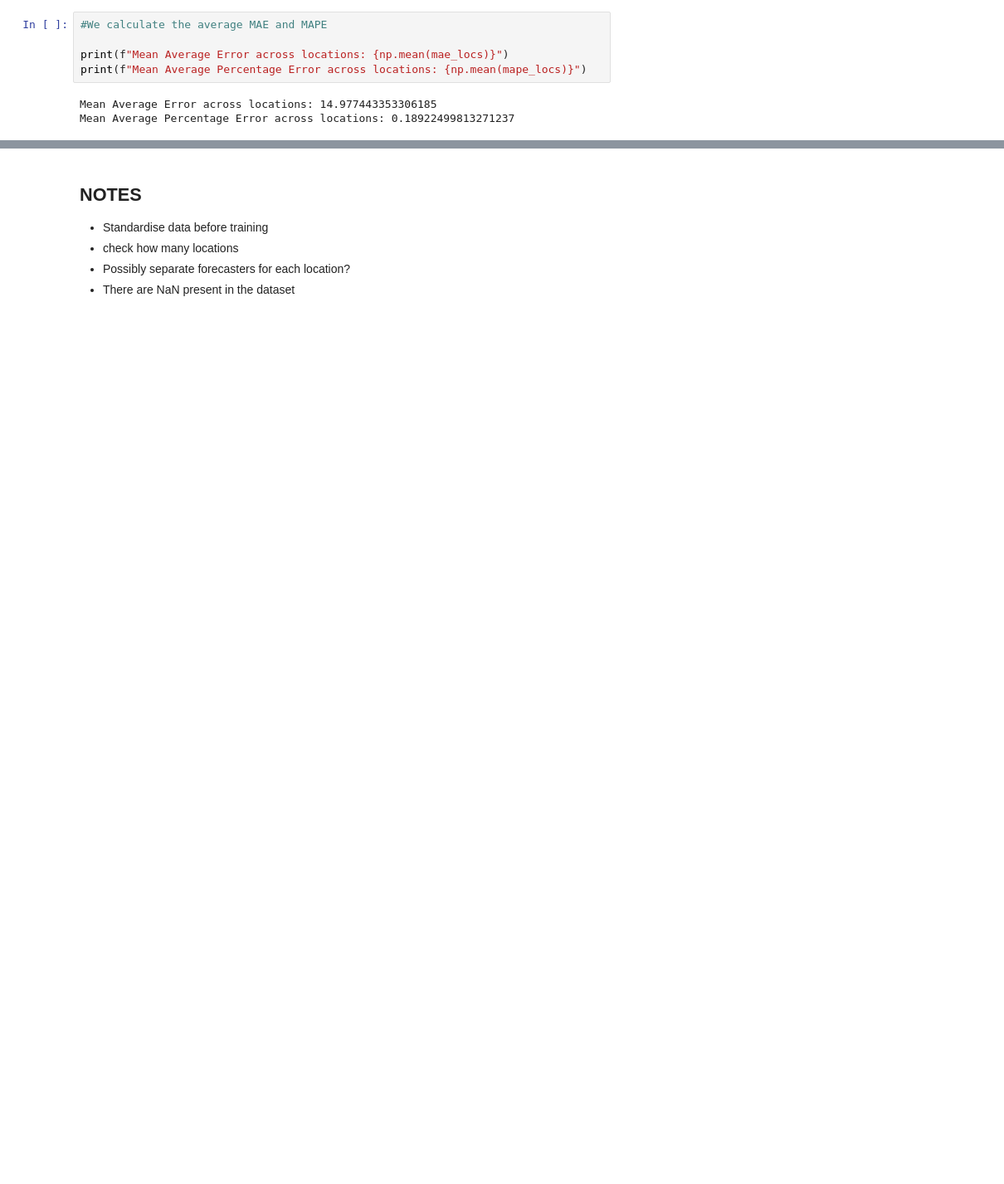
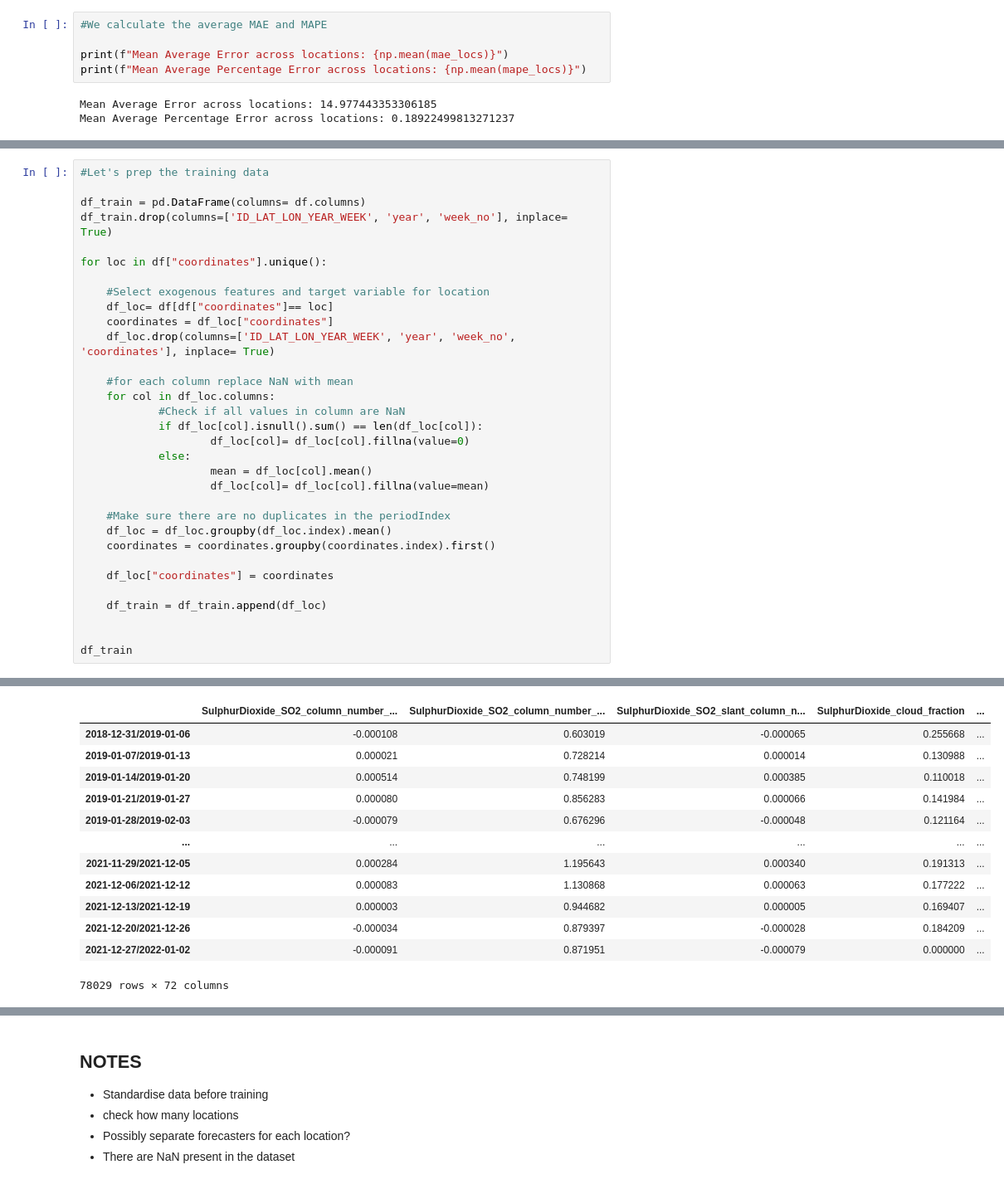
Before and after one commit to NiclasFenton-Wiegleb/Kaggle-Predict-CO2-Emissions-in-Rwanda, a Jupyter notebook: predict-emissions-rwanda.ipynb, the cells around one changed output, grey strips where cells are left out. Shown at 83% size. Saved outputs shown, nothing was run; the diff lists cells and outputs as text; blank space fills up the shorter version.

```diff
--- a/predict-emissions-rwanda.ipynb
+++ b/predict-emissions-rwanda.ipynb
@@ -571,0 +651,33 @@ Mean Average Percentage Error across locations: 0.18922499813271237
+# %%
+#Let's prep the training data
+
+df_train = pd.DataFrame(columns= df.columns)
+df_train.drop(columns=['ID_LAT_LON_YEAR_WEEK', 'year', 'week_no'], inplace= True)
+
+for loc in df["coordinates"].unique():
+
+    #Select exogenous features and target variable for location
+    df_loc= df[df["coordinates"]== loc]
+    coordinates = df_loc["coordinates"]
+    df_loc.drop(columns=['ID_LAT_LON_YEAR_WEEK', 'year', 'week_no', 'coordinates'], inplace= True)
+
+    #for each column replace NaN with mean
+    for col in df_loc.columns:
+            #Check if all values in column are NaN
+            if df_loc[col].isnull().sum() == len(df_loc[col]):
+                    df_loc[col]= df_loc[col].fillna(value=0)
+            else:
+                    mean = df_loc[col].mean()
+                    df_loc[col]= df_loc[col].fillna(value=mean)
+
+    #Make sure there are no duplicates in the periodIndex
+    df_loc = df_loc.groupby(df_loc.index).mean()
+    coordinates = coordinates.groupby(coordinates.index).first()
+
+    df_loc["coordinates"] = coordinates
+
+    df_train = df_train.append(df_loc)
+
+
+df_train
+# %% [output]
@@ -571,0 +701,13 @@ Mean Average Percentage Error across locations: 0.18922499813271237
+|  | SulphurDioxide_SO2_column_number_... | SulphurDioxide_SO2_column_number_... | SulphurDioxide_SO2_slant_column_n... | SulphurDioxide_cloud_fraction | ... |
+| 2018-12-31/2019-01-06 | -0.000108 | 0.603019 | -0.000065 | 0.255668 | ... |
+| 2019-01-07/2019-01-13 | 0.000021 | 0.728214 | 0.000014 | 0.130988 | ... |
+| 2019-01-14/2019-01-20 | 0.000514 | 0.748199 | 0.000385 | 0.110018 | ... |
+| 2019-01-21/2019-01-27 | 0.000080 | 0.856283 | 0.000066 | 0.141984 | ... |
+| 2019-01-28/2019-02-03 | -0.000079 | 0.676296 | -0.000048 | 0.121164 | ... |
+| ... | ... | ... | ... | ... | ... |
+| 2021-11-29/2021-12-05 | 0.000284 | 1.195643 | 0.000340 | 0.191313 | ... |
+| 2021-12-06/2021-12-12 | 0.000083 | 1.130868 | 0.000063 | 0.177222 | ... |
+| 2021-12-13/2021-12-19 | 0.000003 | 0.944682 | 0.000005 | 0.169407 | ... |
+| 2021-12-20/2021-12-26 | -0.000034 | 0.879397 | -0.000028 | 0.184209 | ... |
+| 2021-12-27/2022-01-02 | -0.000091 | 0.871951 | -0.000079 | 0.000000 | ... |
+78029 rows × 72 columns
```
Also changed, not shown: parts of 23 cells of this notebook.
